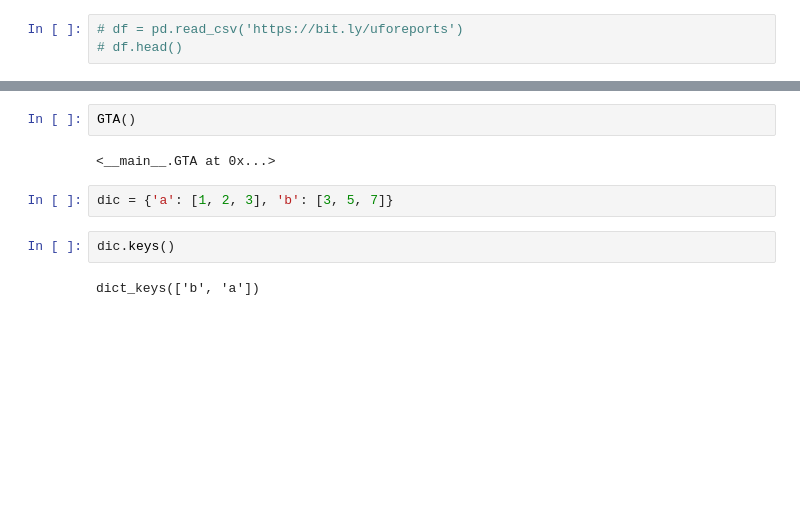
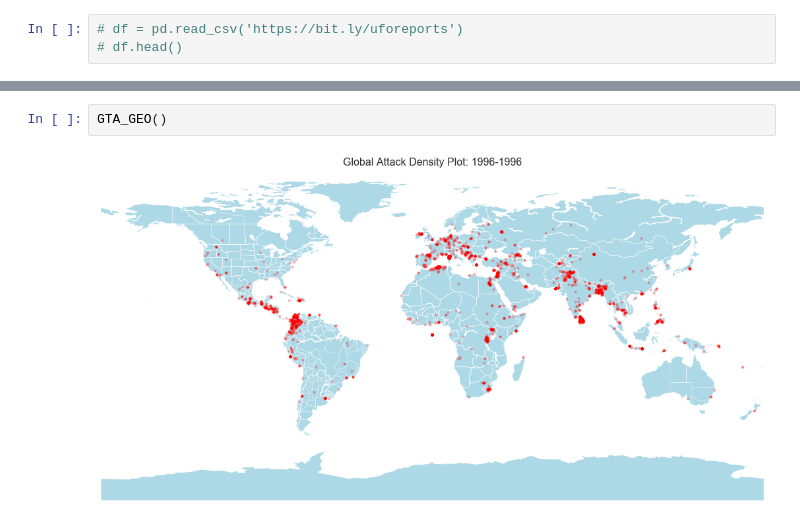
Before and after one commit to violaciao/Global-Terrorism-Analysis, a Jupyter notebook: GTA/IVIS Unittest.ipynb, the cells around one changed output, grey strips where cells are left out. Drawn from its saved outputs; the diff is of its cells as text; blank space fills up the shorter version.

```diff
--- a/GTA/IVIS Unittest.ipynb
+++ b/GTA/IVIS Unittest.ipynb
@@ -74,10 +18,4 @@ class GTA(object):
-# %%
-GTA()
-# %% [output]
-<__main__.GTA at 0x...>
-# %%
-dic = {'a': [1, 2, 3], 'b': [3, 5, 7]}
-# %%
-dic.keys()
-# %% [output]
-dict_keys(['b', 'a'])
+# %%
+GTA_GEO()
+# %% [output]
+[figure, added]
```
Also changed, not shown: parts of 3 cells of this notebook, 3 other files.
